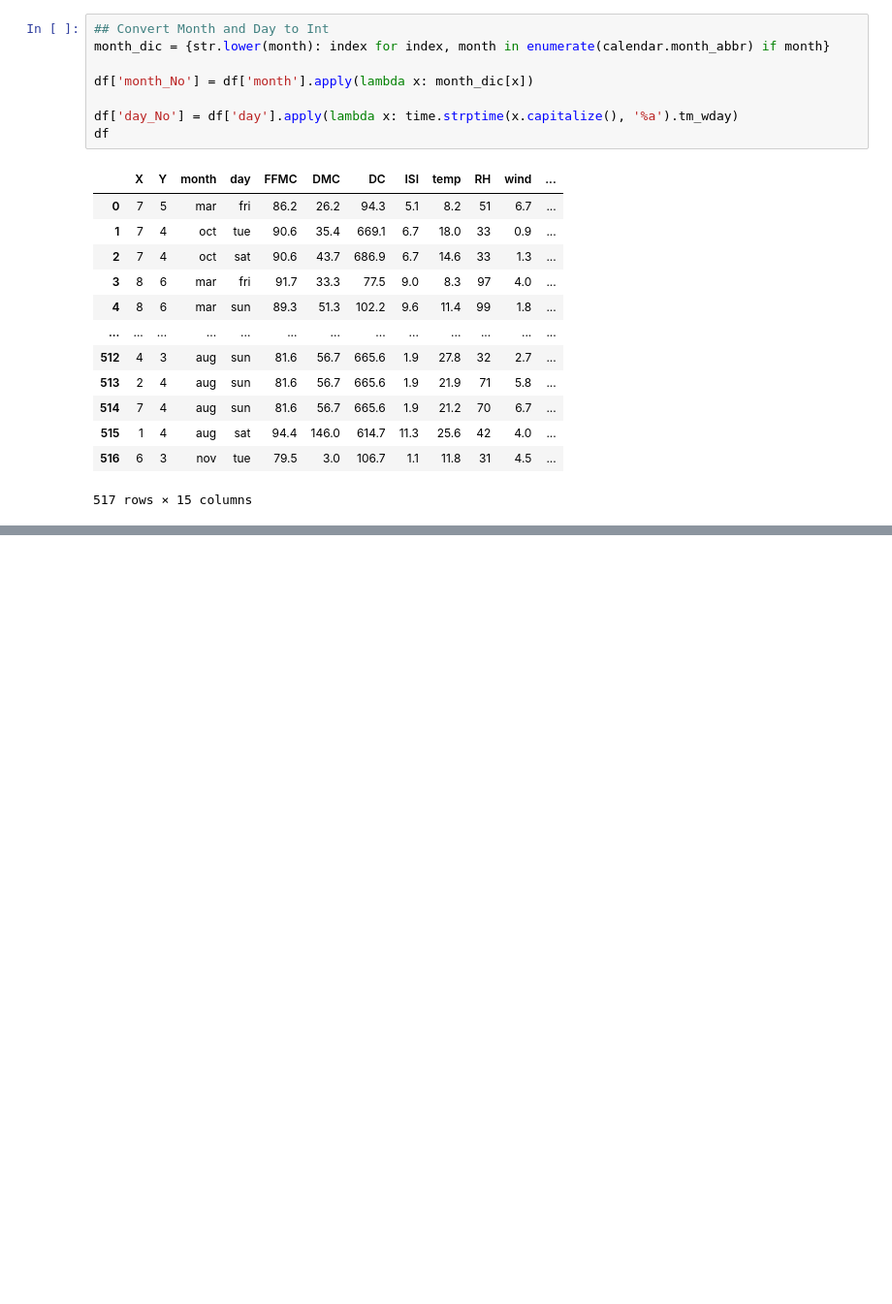
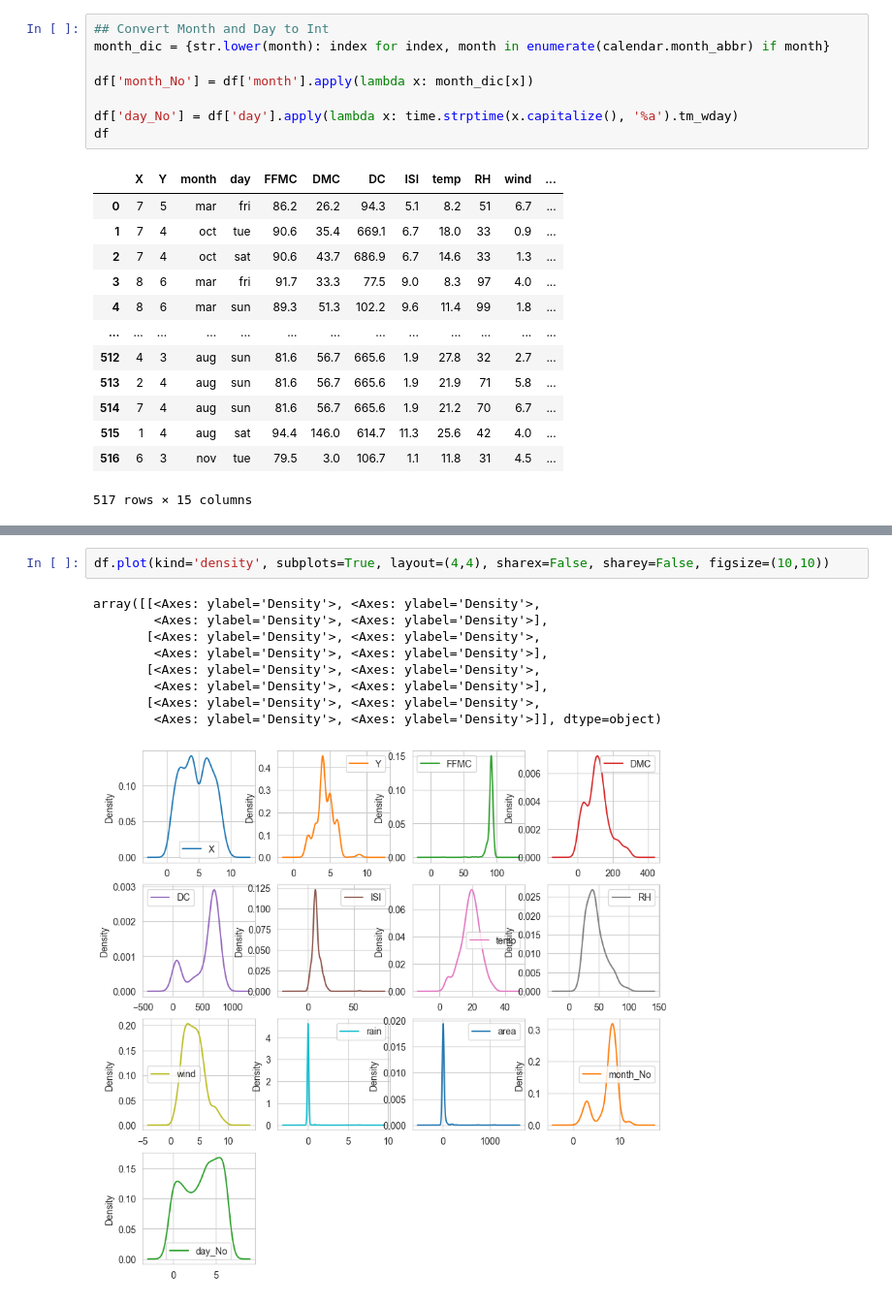
Before and after one commit to aliderakhshan381/ForestFirePrediction, a Jupyter notebook: ForestFirre.ipynb, the cells around one changed output, grey strips where cells are left out. Shown at 97% size. Cells and saved outputs as stored; diff of their text form; blank space fills up the shorter version.

```diff
--- a/ForestFirre.ipynb
+++ b/ForestFirre.ipynb
@@ -105,0 +166,12 @@ mean_squared_error(y_true=y_test, y_pred=y_pred)
+# %%
+df.plot(kind='density', subplots=True, layout=(4,4), sharex=False, sharey=False, figsize=(10,10))
+# %% [output]
+array([[<Axes: ylabel='Density'>, <Axes: ylabel='Density'>,
+        <Axes: ylabel='Density'>, <Axes: ylabel='Density'>],
+       [<Axes: ylabel='Density'>, <Axes: ylabel='Density'>,
+        <Axes: ylabel='Density'>, <Axes: ylabel='Density'>],
+       [<Axes: ylabel='Density'>, <Axes: ylabel='Density'>,
+        <Axes: ylabel='Density'>, <Axes: ylabel='Density'>],
+       [<Axes: ylabel='Density'>, <Axes: ylabel='Density'>,
+        <Axes: ylabel='Density'>, <Axes: ylabel='Density'>]], dtype=object)
+[figure, added]
```
Also changed, not shown: parts of 9 cells of this notebook.
